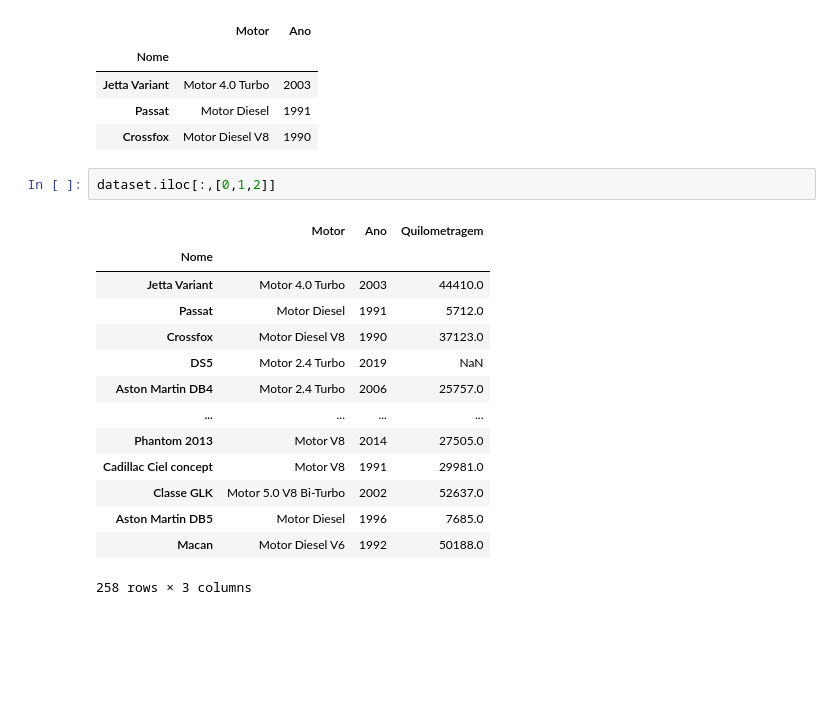
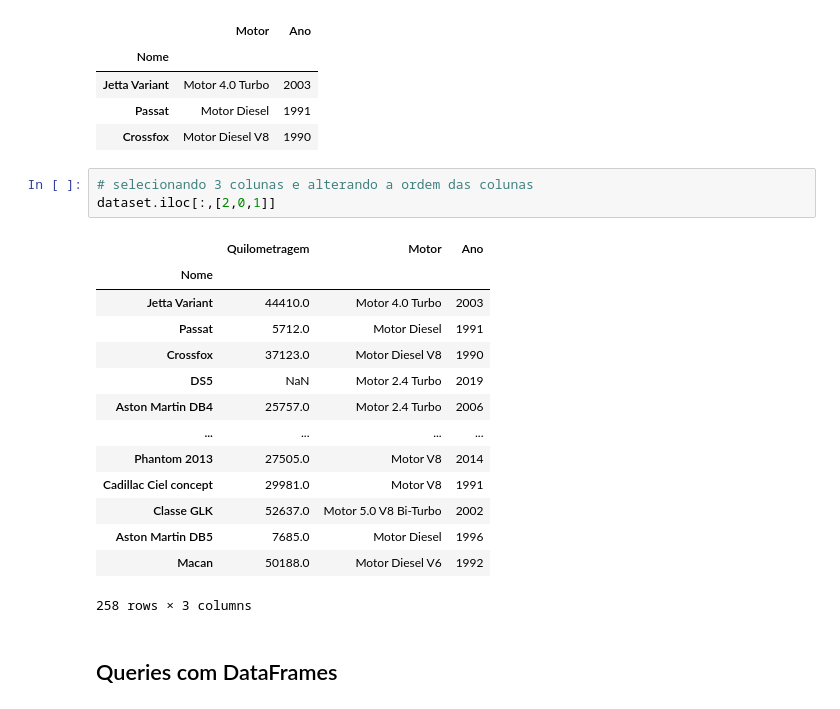
Before and after one commit to GustavoSFaria/PublicScripts, a Jupyter notebook: Aula_Pandas_LIT.ipynb, the cells around one changed output. Drawn from its saved outputs; the diff is of its cells as text; blank space fills up the shorter version.

```diff
--- a/Aula_Pandas_LIT.ipynb
+++ b/Aula_Pandas_LIT.ipynb
@@ -335,20 +341,23 @@ dataset.iloc[0:3,0:2]
 | Jetta Variant | Motor 4.0 Turbo | 2003 |
 | Passat | Motor Diesel | 1991 |
 | Crossfox | Motor Diesel V8 | 1990 |
-# %%
-dataset.iloc[:,[0,1,2]]
-# %% [output]
-|  | Motor | Ano | Quilometragem |
-| Nome |  |  |  |
-| Jetta Variant | Motor 4.0 Turbo | 2003 | 44410.0 |
-| Passat | Motor Diesel | 1991 | 5712.0 |
-| Crossfox | Motor Diesel V8 | 1990 | 37123.0 |
-| DS5 | Motor 2.4 Turbo | 2019 | NaN |
-| Aston Martin DB4 | Motor 2.4 Turbo | 2006 | 25757.0 |
-| ... | ... | ... | ... |
-| Phantom 2013 | Motor V8 | 2014 | 27505.0 |
-| Cadillac Ciel concept | Motor V8 | 1991 | 29981.0 |
-| Classe GLK | Motor 5.0 V8 Bi-Turbo | 2002 | 52637.0 |
-| Aston Martin DB5 | Motor Diesel | 1996 | 7685.0 |
-| Macan | Motor Diesel V6 | 1992 | 50188.0 |
-258 rows × 3 columns
+# %%
+# selecionando 3 colunas e alterando a ordem das colunas
+dataset.iloc[:,[2,0,1]]
+# %% [output]
+|  | Quilometragem | Motor | Ano |
+| Nome |  |  |  |
+| Jetta Variant | 44410.0 | Motor 4.0 Turbo | 2003 |
+| Passat | 5712.0 | Motor Diesel | 1991 |
+| Crossfox | 37123.0 | Motor Diesel V8 | 1990 |
+| DS5 | NaN | Motor 2.4 Turbo | 2019 |
+| Aston Martin DB4 | 25757.0 | Motor 2.4 Turbo | 2006 |
+| ... | ... | ... | ... |
+| Phantom 2013 | 27505.0 | Motor V8 | 2014 |
+| Cadillac Ciel concept | 29981.0 | Motor V8 | 1991 |
+| Classe GLK | 52637.0 | Motor 5.0 V8 Bi-Turbo | 2002 |
+| Aston Martin DB5 | 7685.0 | Motor Diesel | 1996 |
+| Macan | 50188.0 | Motor Diesel V6 | 1992 |
+258 rows × 3 columns
+# %% [markdown]
+## Queries com DataFrames
```
Also changed, not shown: parts of 16 cells of this notebook.
